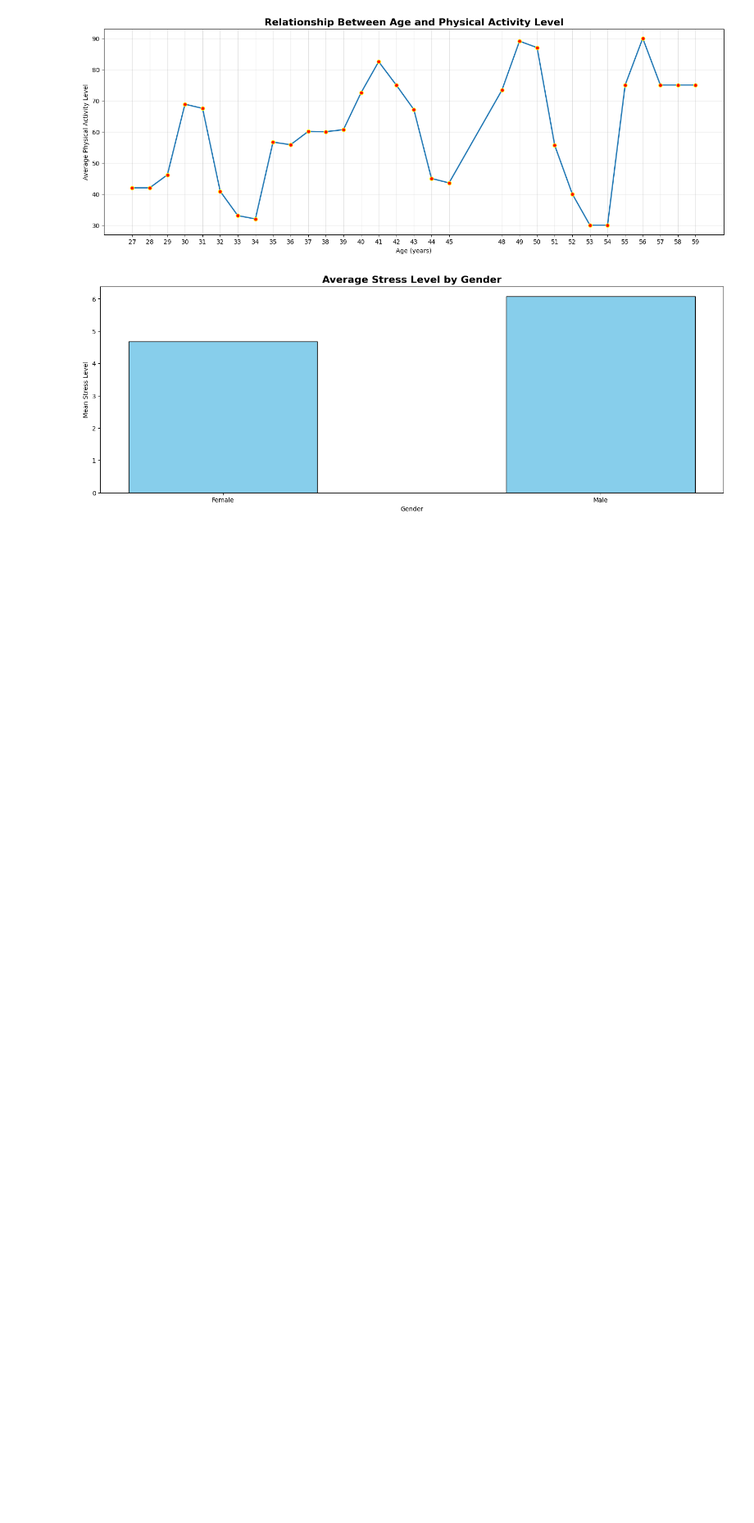
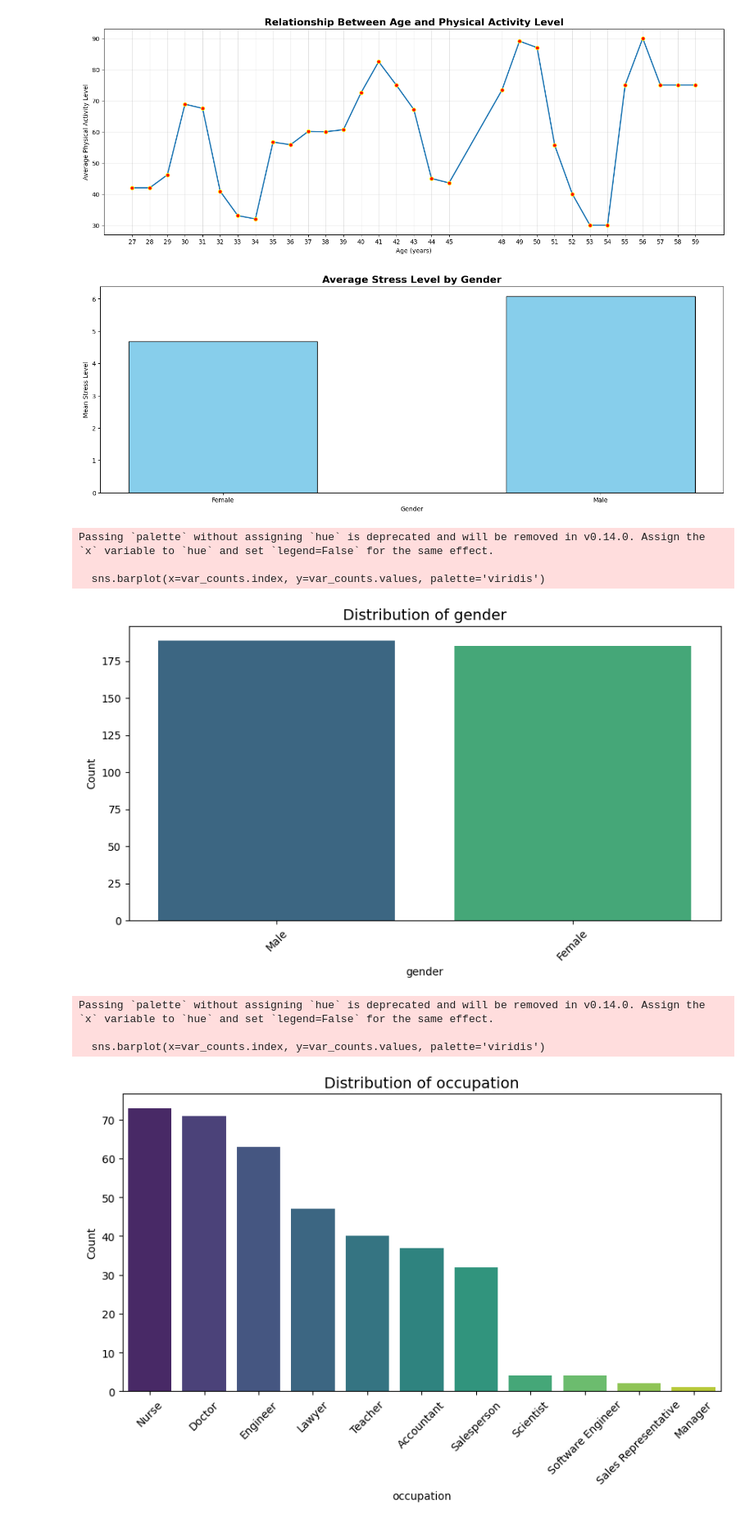
Before and after one commit to Nick-Prism/sleep-lifestyle-analysis, a Jupyter notebook: DEV_AAT.ipynb, the cells around one changed output. Shown at 82% size. Cells and saved outputs as stored; diff of their text form; code cells hidden in the pictures; blank space fills up the shorter version.

```diff
--- a/DEV_AAT.ipynb
+++ b/DEV_AAT.ipynb
@@ -377,3 +377,34 @@ plt.show()
 del gender_stress_mean
 # %% [output]
 [figure]
+# %%
+# Fix for Univariate Analysis of Categorical Vars
+def bar_plot(variable):
+    var_counts = df[variable].value_counts()
+    plt.figure(figsize=(10, 5))
+    sns.barplot(x=var_counts.index, y=var_counts.values, palette='viridis')
+    plt.title(f'Distribution of {variable}', fontsize=14)
+    plt.ylabel('Count')
+    plt.xlabel(variable)
+    plt.xticks(rotation=45)
+    plt.show()
+
+for c in categorical_vars:
+    bar_plot(c)
+
+# Add Univariate Analysis for Numerical Vars (To fully complete Review 4)
+numerical_vars = ["age", "sleep_duration", "heart_rate", "daily_steps"]
+for n in numerical_vars:
+    plt.figure(figsize=(10, 5))
+    sns.histplot(df[n], kde=True, color='skyblue')
+    plt.title(f'Distribution of {n}', fontsize=14)
+    plt.show()
+# %% [output]
+Passing `palette` without assigning `hue` is deprecated and will be removed in v0.14.0. Assign the `x` variable to `hue` and set `legend=False` for the same effect.
+
+  sns.barplot(x=var_counts.index, y=var_counts.values, palette='viridis')
+[figure, added]
+Passing `palette` without assigning `hue` is deprecated and will be removed in v0.14.0. Assign the `x` variable to `hue` and set `legend=False` for the same effect.
+
+  sns.barplot(x=var_counts.index, y=var_counts.values, palette='viridis')
+[figure, added]
```
Also changed, not shown: parts of 5 cells of this notebook.
